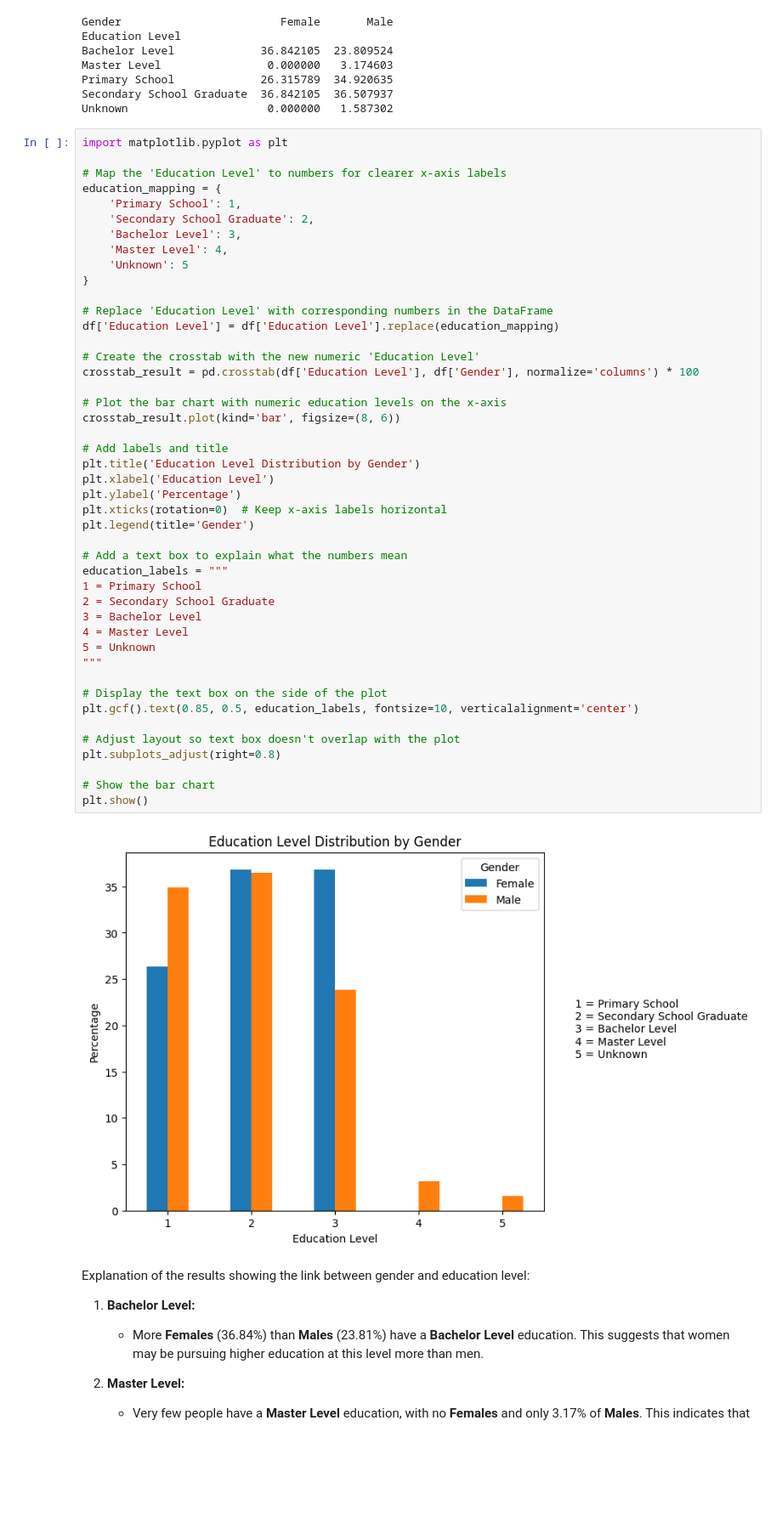
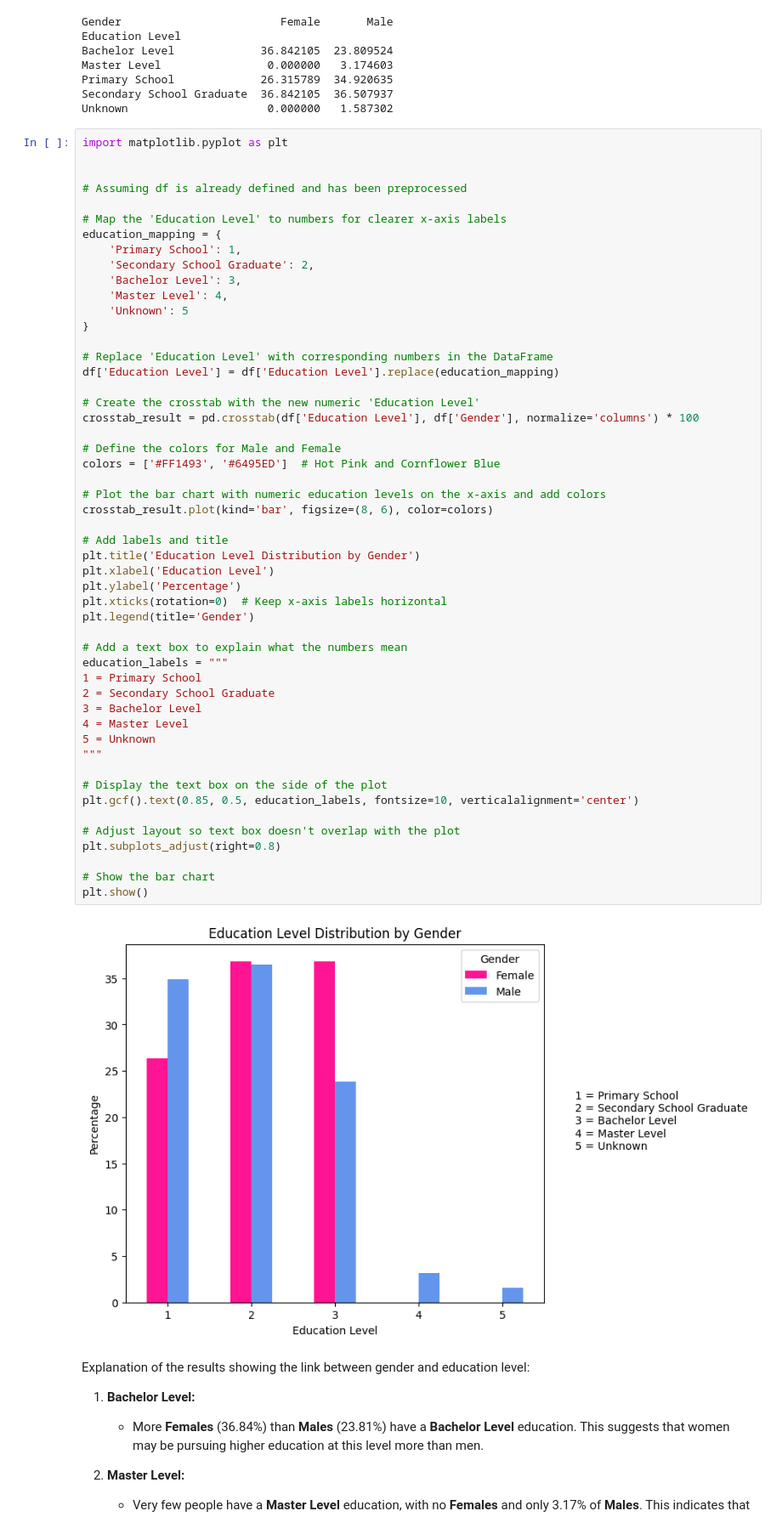
Before and after one commit to yayomithakshila/Data-Processing-with-Python-Project, a Jupyter notebook: Analyzing_WorkPlaceSatisfactionSurveyData.ipynb, the cells around one changed output. Shown: that part at 85% size. Cells and saved outputs as stored; diff of their text form; blank space fills up the shorter version.

```diff
--- a/Analyzing_WorkPlaceSatisfactionSurveyData.ipynb
+++ b/Analyzing_WorkPlaceSatisfactionSurveyData.ipynb
@@ -307,6 +307,9 @@ Secondary School Graduate  36.842105  36.507937
 Unknown                     0.000000   1.587302
 # %%
 import matplotlib.pyplot as plt
+
+
+# Assuming df is already defined and has been preprocessed
 
 # Map the 'Education Level' to numbers for clearer x-axis labels
 education_mapping = {
@@ -322,36 +325,39 @@ df['Education Level'] = df['Education Level'].replace(education_mapping)
 
 # Create the crosstab with the new numeric 'Education Level'
 crosstab_result = pd.crosstab(df['Education Level'], df['Gender'], normalize='columns') * 100
 
-# Plot the bar chart with numeric education levels on the x-axis
-crosstab_result.plot(kind='bar', figsize=(8, 6))
+# Define the colors for Male and Female
+colors = ['#FF1493', '#6495ED']  # Hot Pink and Cornflower Blue
+
+# Plot the bar chart with numeric education levels on the x-axis and add colors
+crosstab_result.plot(kind='bar', figsize=(8, 6), color=colors)
 
 # Add labels and title
 plt.title('Education Level Distribution by Gender')
 plt.xlabel('Education Level')
 plt.ylabel('Percentage')
 plt.xticks(rotation=0)  # Keep x-axis labels horizontal
 plt.legend(title='Gender')
 
 # Add a text box to explain what the numbers mean
 education_labels = """
 1 = Primary School
 2 = Secondary School Graduate
 3 = Bachelor Level
 4 = Master Level
 5 = Unknown
 """
 
 # Display the text box on the side of the plot
 plt.gcf().text(0.85, 0.5, education_labels, fontsize=10, verticalalignment='center')
 
 # Adjust layout so text box doesn't overlap with the plot
 plt.subplots_adjust(right=0.8)
 
 # Show the bar chart
 plt.show()
 # %% [output]
-[figure, old version]
+[figure, new version]
 # %% [markdown]
 Explanation of the results showing the link between gender and education level:
 
```
Also changed, not shown: parts of 4 cells of this notebook.
